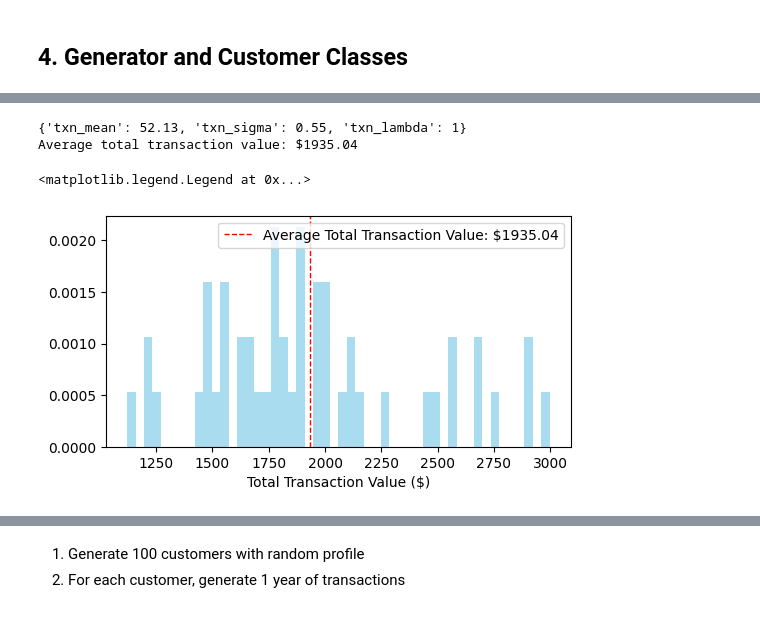
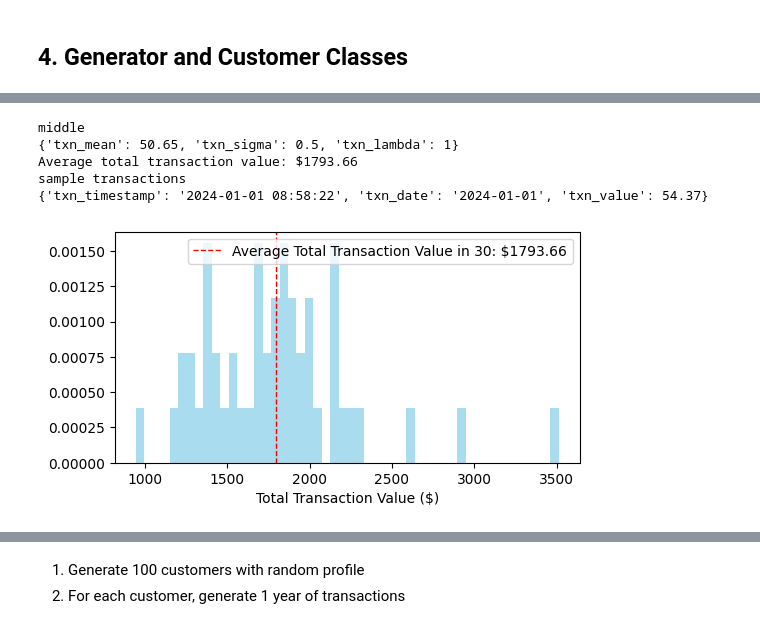
Before and after one commit to joshuavaple/credit-card-fraud-detection, a Jupyter notebook: notebooks/business_knowledge.ipynb, the cells around one changed output, grey strips where cells are left out. Cells and saved outputs as stored; diff of their text form; code cells hidden in the pictures.

```diff
--- a/notebooks/business_knowledge.ipynb
+++ b/notebooks/business_knowledge.ipynb
@@ -129,8 +161,10 @@ for i, profile in enumerate(df["name"]):
 
     mean_amount = np.random.uniform(profile_dict["txn_mean_low"], profile_dict["txn_mean_high"])
     cv = np.random.uniform(profile_dict["txn_cv_low"], profile_dict["txn_cv_high"])
-    sigma = compute_sigma(mean_amount, cv)
-    txn_value = np.random.lognormal(mean=np.log(mean_amount), sigma=sigma, size=1000)
+    # sigma = compute_sigma(mean_amount, cv)
+    # txn_value = np.random.lognormal(mean=np.log(mean_amount), sigma=sigma, size=1000)
+    mu, sigma = compute_lognormal_parameters(mean_amount, cv)
+    txn_value = np.random.lognormal(mean=mu, sigma=sigma, size=1000)
 
     # Plot histogram
     plt.hist(txn_value, bins=50, density=True, alpha=0.5, label=profile, color=colors[i])
@@ -221,7 +255,8 @@ class Customer:
         """
         txn_value = self.generate_txn_value()
         txn_timestamp = datetime.now().strftime(self._timestamp_format)
-        return {"txn_timestamp": txn_timestamp, "txn_value": txn_value}
+        txn_date = datetime.now().strftime(self._date_format)
+        return {"txn_timestamp": txn_timestamp, "txn_date": txn_date, "txn_value": txn_value}
 
     def generate_batch_txns(self, start_date: str = "2024-01-01", num_days: int = 30) -> List[dict]:
         """
@@ -258,6 +293,9 @@ class Customer:
                             start_date, self._date_format
                         ) + timedelta(seconds=time_txn, days=day)
 
+                        # add the date from timestamp
+                        txn_date = txn_timestamp.strftime(self._date_format)
+
                         batch_txns.append(
                             {
                                 # "day": day,
@@ -265,6 +303,7 @@ class Customer:
                                 "txn_timestamp": txn_timestamp.strftime(
                                     self._timestamp_format
                                 ),
+                                "txn_date": txn_date,
                                 "txn_value": txn_value,
                             }
                         )
@@ -309,12 +348,16 @@ class CustomerGenerator:
         profile = self.group_profiles[profile_name]
         txn_mean = round(np.random.uniform(profile["txn_mean_low"], profile["txn_mean_high"]), 2)
         cv = round(np.random.uniform(profile["txn_cv_low"], profile["txn_cv_high"]),2)
-        txn_sigma = round(self._compute_sigma(txn_mean, cv), 2)
+        # txn_sigma = round(self._compute_sigma(txn_mean, cv), 2)
+        txn_mu, txn_sigma = self._compute_lognormal_parameters(txn_mean, cv)
+        # round to 2 decimal places
+        txn_sigma = round(txn_sigma, 2)
         txn_lambda = profile["txn_lambda"]
         customer_profile = {
             "txn_mean": txn_mean,
             "txn_sigma": txn_sigma,
             "txn_lambda": txn_lambda,
+
         }
         return Customer(customer_profile)
 
@@ -360,38 +403,55 @@ class CustomerGenerator:
         sigma = np.sqrt(sigma_sq)
         # get the value from numpy array
         return sigma.item()
+
+    def _compute_lognormal_parameters(self, mean:float, cv:float):
+        """
+        Calculate mu and sigma for lognormal distribution given mean and cv.
+        Adapted from: https://www.johndcook.com/blog/2022/02/24/find-log-normal-parameters/
+
+        """
+        variance = (mean * cv)**2
+        sigma2 = np.log(1 + variance/(mean**2))
+        sigma = np.sqrt(sigma2)
+        mu = np.log(mean) - sigma2/2
+        return (mu.item(), sigma.item())
 # %%
 # Trials to finetune the profiles
-
+profile_name = 'middle'
 customer_generator = CustomerGenerator(group_profiles)
-customer = customer_generator.generate_customer_from_profile("middle")
+customer = customer_generator.generate_customer_from_profile(profile_name)
+print(profile_name)
 print(customer.profile)
 
 num_days = 30
 num_trials = 50
 total_txn_values = []
 for trial in range(num_trials):
-
     customer_txns = customer.generate_batch_txns(num_days=num_days)
     total_txn_values.append(round(sum([txn["txn_value"] for txn in customer_txns]), 2))
 # average total transaction value over all trials
 avg_total_txn_value = round(np.mean(total_txn_values), 2)
 print(f"Average total transaction value: ${avg_total_txn_value}")
 # Plot histogram
 plt.figure(figsize=(6, 3))
 plt.hist(total_txn_values, bins=50, density=True, alpha=0.7, color="skyblue")
 plt.xlabel("Total Transaction Value ($)")
 # add average total transaction value to the plot
 plt.axvline(
     avg_total_txn_value,
     color="red",
     linestyle="dashed",
     linewidth=1,
-    label=f"Average Total Transaction Value: ${avg_total_txn_value}",
+    label=f"Average Total Transaction Value in {num_days}: ${avg_total_txn_value}",
 )
 plt.legend()
+
+print("sample transactions")
+print(customer_txns[0])
 # %% [output]
-{'txn_mean': 52.13, 'txn_sigma': 0.55, 'txn_lambda': 1}
-Average total transaction value: $1935.04
+middle
+{'txn_mean': 50.65, 'txn_sigma': 0.5, 'txn_lambda': 1}
+Average total transaction value: $1793.66
+sample transactions
+{'txn_timestamp': '2024-01-01 08:58:22', 'txn_date': '2024-01-01', 'txn_value': 54.37}
-<matplotlib.legend.Legend at 0x...>
-[figure, old version]
+[figure, new version]
```
Also changed, not shown: parts of 19 cells of this notebook.
